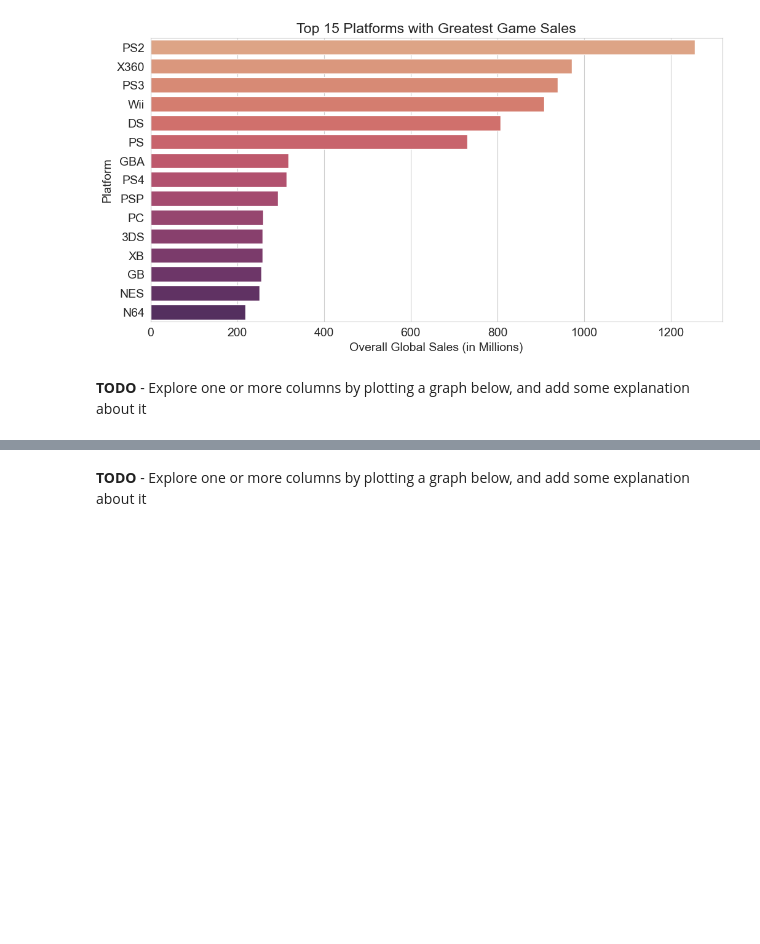
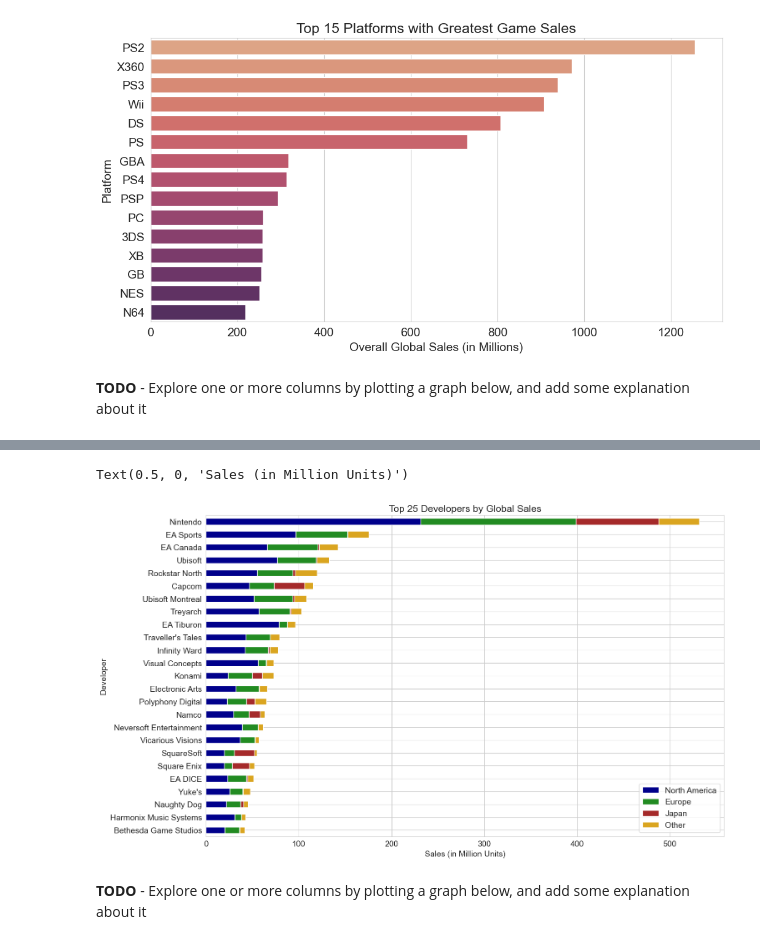
Before and after one commit to MatiasCarbone/video-game-sales-exploratory-analysis, a Jupyter notebook: video-game-sales-exploratory-analysis.ipynb, the cells around one changed output, grey strips where cells are left out. Cells and saved outputs as stored; diff of their text form; code cells hidden in the pictures; blank space fills up the shorter version.

Commit message:
added dev sales stacked plot

```diff
--- a/video-game-sales-exploratory-analysis.ipynb
+++ b/video-game-sales-exploratory-analysis.ipynb
@@ -294,3 +289,15 @@ SyntaxError: incomplete input (3358989240.py, line 6)
+# %%
+df = game_df.groupby('Developer').sum()[['NA_Sales', 'EU_Sales', 'JP_Sales', 'Other_Sales', 'Global_Sales']].sort_values('Global_Sales',ascending=False).drop('Global_Sales', axis=1).head(25)
+df[['NA_Sales', 'EU_Sales', 'JP_Sales', 'Other_Sales']] /= 1000000
+
+df.plot(kind='barh', stacked=True, color=['darkblue', 'forestgreen', 'brown', 'goldenrod'], figsize=(16,10))
+plt.gca().invert_yaxis()
+plt.legend(['North America', 'Europe', 'Japan', 'Other'])
+plt.title('Top 25 Developers by Global Sales')
+plt.xlabel('Sales (in Million Units)')
+# %% [output]
+Text(0.5, 0, 'Sales (in Million Units)')
+[figure, added]
 # %% [markdown]
 **TODO** - Explore one or more columns by plotting a graph below, and add some explanation about it
 # %% [markdown]
```
Also changed, not shown: parts of 3 cells of this notebook.
